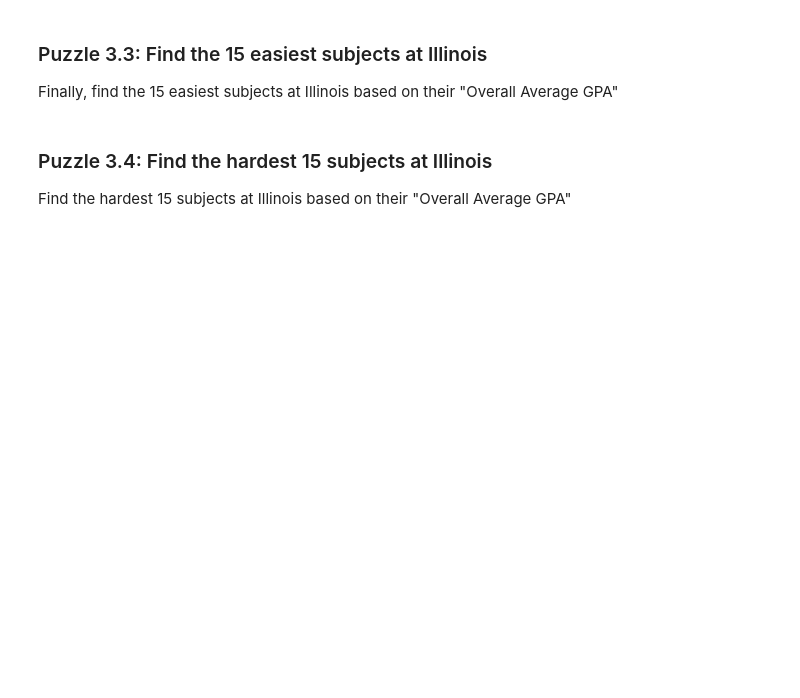
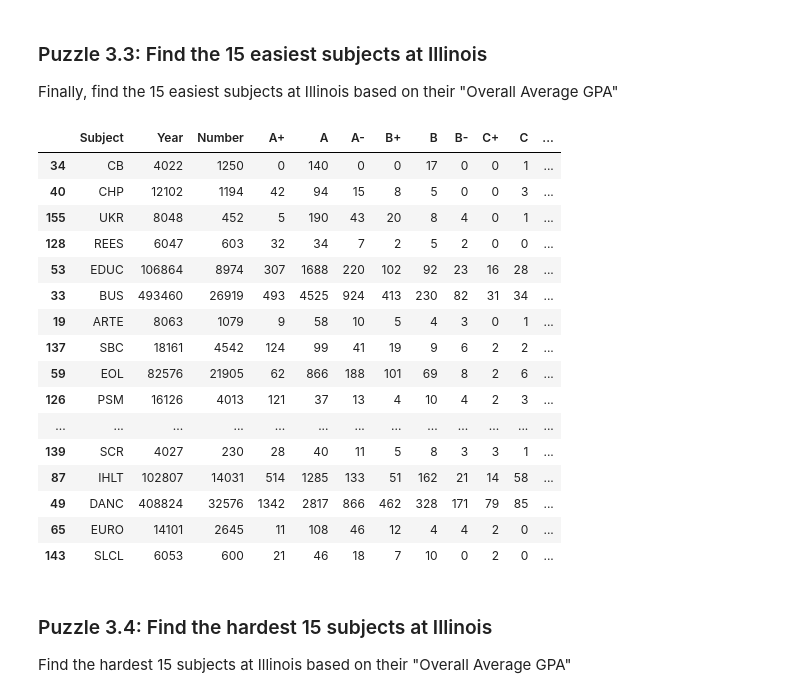
Before and after one commit to dmireckid/STAT107, a Jupyter notebook: lab_gpa/lab_gpa.ipynb, the cells around one changed output. Drawn from its saved outputs; the diff is of its cells as text; code cells hidden in the pictures; blank space fills up the shorter version.

```diff
--- a/lab_gpa/lab_gpa.ipynb
+++ b/lab_gpa/lab_gpa.ipynb
@@ -125,3 +220,24 @@ df_easiest_subjects
+# %%
+df_easiest_subjects = df_grouped_subject.nlargest(30, "Overall Average GPA")
+df_easiest_subjects
+# %% [output]
+|  | Subject | Year | Number | A+ | A | A- | B+ | B | B- | C+ | C | ... |
+| 34 | CB | 4022 | 1250 | 0 | 140 | 0 | 0 | 17 | 0 | 0 | 1 | ... |
+| 40 | CHP | 12102 | 1194 | 42 | 94 | 15 | 8 | 5 | 0 | 0 | 3 | ... |
+| 155 | UKR | 8048 | 452 | 5 | 190 | 43 | 20 | 8 | 4 | 0 | 1 | ... |
+| 128 | REES | 6047 | 603 | 32 | 34 | 7 | 2 | 5 | 2 | 0 | 0 | ... |
+| 53 | EDUC | 106864 | 8974 | 307 | 1688 | 220 | 102 | 92 | 23 | 16 | 28 | ... |
+| 33 | BUS | 493460 | 26919 | 493 | 4525 | 924 | 413 | 230 | 82 | 31 | 34 | ... |
+| 19 | ARTE | 8063 | 1079 | 9 | 58 | 10 | 5 | 4 | 3 | 0 | 1 | ... |
+| 137 | SBC | 18161 | 4542 | 124 | 99 | 41 | 19 | 9 | 6 | 2 | 2 | ... |
+| 59 | EOL | 82576 | 21905 | 62 | 866 | 188 | 101 | 69 | 8 | 2 | 6 | ... |
+| 126 | PSM | 16126 | 4013 | 121 | 37 | 13 | 4 | 10 | 4 | 2 | 3 | ... |
+| ... | ... | ... | ... | ... | ... | ... | ... | ... | ... | ... | ... | ... |
+| 139 | SCR | 4027 | 230 | 28 | 40 | 11 | 5 | 8 | 3 | 3 | 1 | ... |
+| 87 | IHLT | 102807 | 14031 | 514 | 1285 | 133 | 51 | 162 | 21 | 14 | 58 | ... |
+| 49 | DANC | 408824 | 32576 | 1342 | 2817 | 866 | 462 | 328 | 171 | 79 | 85 | ... |
+| 65 | EURO | 14101 | 2645 | 11 | 108 | 46 | 12 | 4 | 4 | 2 | 0 | ... |
+| 143 | SLCL | 6053 | 600 | 21 | 46 | 18 | 7 | 10 | 0 | 2 | 0 | ... |
 # %% [markdown]
 ### Puzzle 3.4: Find the hardest 15 subjects at Illinois
 
```
Also changed, not shown: parts of 18 cells of this notebook, 3 other files.
